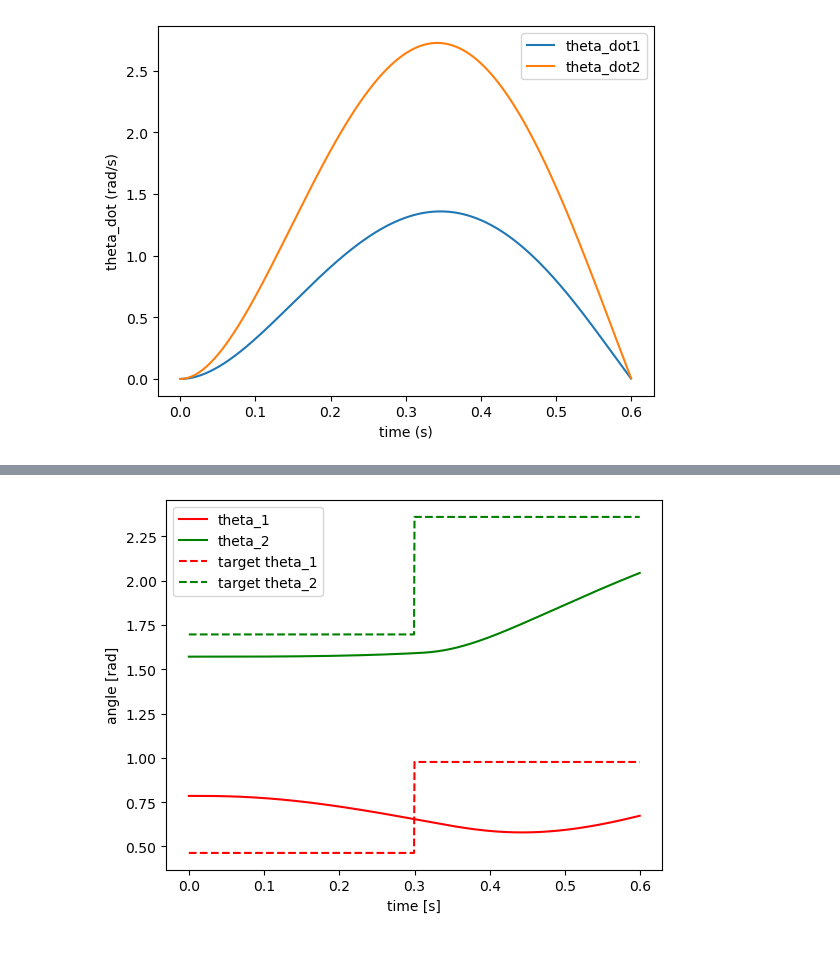
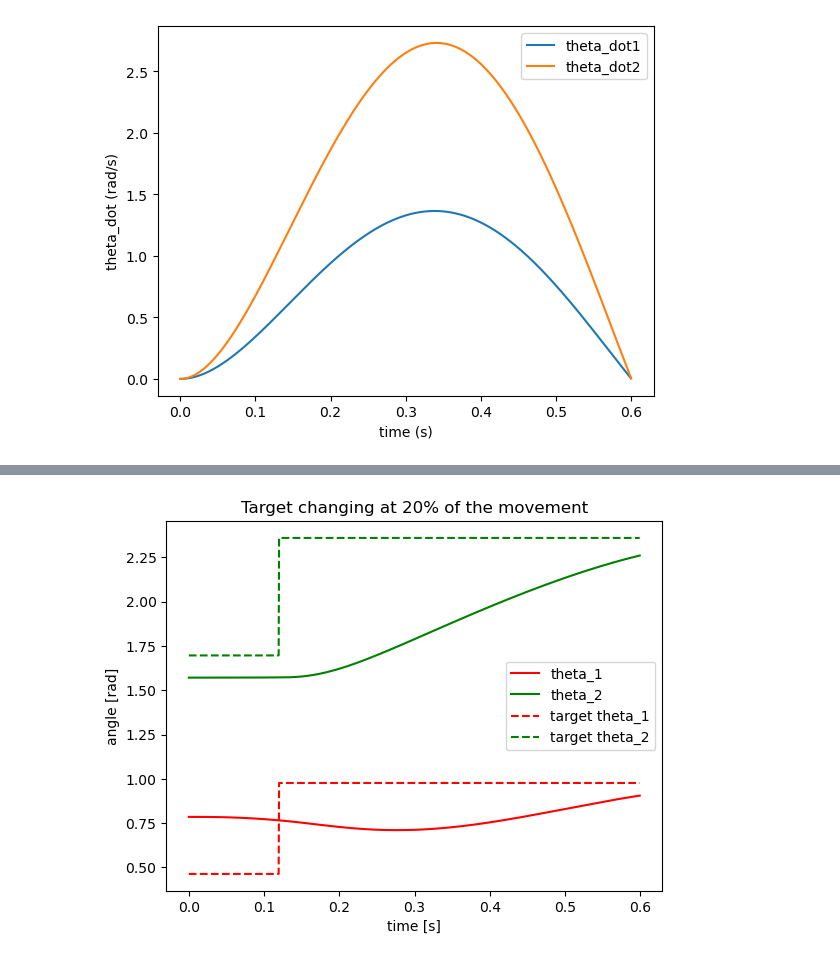
Before and after one commit to AcaAac/Neuroscience-EPL, a Jupyter notebook: P1_V8.ipynb, the cells around one changed output, grey strips where cells are left out. Drawn from its saved outputs; the diff is of its cells as text; code cells hidden in the pictures.

```diff
--- a/P1_V8.ipynb
+++ b/P1_V8.ipynb
@@ -509,7 +519,7 @@ N = 1000
 (L, S) = backwards_optimal_control(N, A, B, Q, Qk, R, 12)
 
 # the subject aims to the first target until half of the movement
-change_factor = 0.5
+change_factor = 0.2
 #print(int(N*change_factor))
 x = np.zeros((N,12,1))
 x1 = np.zeros((int(N*change_factor),12,1))
@@ -519,34 +529,35 @@ x1 = forward_optimal_control(int(N*change_factor), A, B, R, L, x1, 12)
 x2 = np.zeros((N-int(N*change_factor),12,1))
 x2[0,:,:] = np.array([x1[int(N*change_factor)-1,0,0], x1[int(N*change_factor)-1,1,0], x1[int(N*change_factor)-1,2,0], x1[int(N*change_factor)-1,3,0], x1[int(N*change_factor)-1,4,0], x1[int(N*change_factor)-1,5,0], angles[0,2], angles[1,2], 0, 0, 0, 0]).reshape((12,1))
 x2 = forward_optimal_control(N-int(N*change_factor), A, B, R, L, x2, 12)
 
 # unite the 2 parts
 x[0:int(N*change_factor),:,:] = x1
 x[int(N*change_factor):N,:,:] = x2
 
 time = 0.6 # seconds
 x_axis = np.arange(0, time, time/N)
 plt.plot(x_axis, x[:,0,0], color = 'r', label = "theta_1")
 plt.plot(x_axis, x[:,1,0], color = 'g', label = "theta_2")
 # plot target angles
 # trend theta_1
 target_theta_1 = np.ones(N)
 target_theta_1[0:int(N*change_factor)] = np.ones(int(N*change_factor))*angles[0,1]
 target_theta_1[int(N*change_factor):N] = np.ones(N-int(N*change_factor))*angles[0,2]
 plt.plot(x_axis, target_theta_1, '--', color='r', label = 'target theta_1')
 # trend theta_2
 target_theta_2 = np.ones(N)
 target_theta_2[0:int(N*change_factor)] = np.ones(int(N*change_factor))*angles[1,1]
 target_theta_2[int(N*change_factor):N] = np.ones(N-int(N*change_factor))*angles[1,2]
 plt.plot(x_axis, target_theta_2, '--', color='g', label = 'target theta_2')
 plt.xlabel("time [s]")
 plt.ylabel("angle [rad]")
+plt.title('Target changing at 20% of the movement')
 # changing time
 #plt.axvline(x = time*change_factor, color = 'k', linestyle = "--", label = 'target change')
 plt.legend()
 plt.show()
 # %% [output]
-[figure, old version]
+[figure, new version]
 # %%
 ### Simulate a mechanical perturbation ###
 
```
Also changed, not shown: parts of 5 cells of this notebook, 18 other files.
